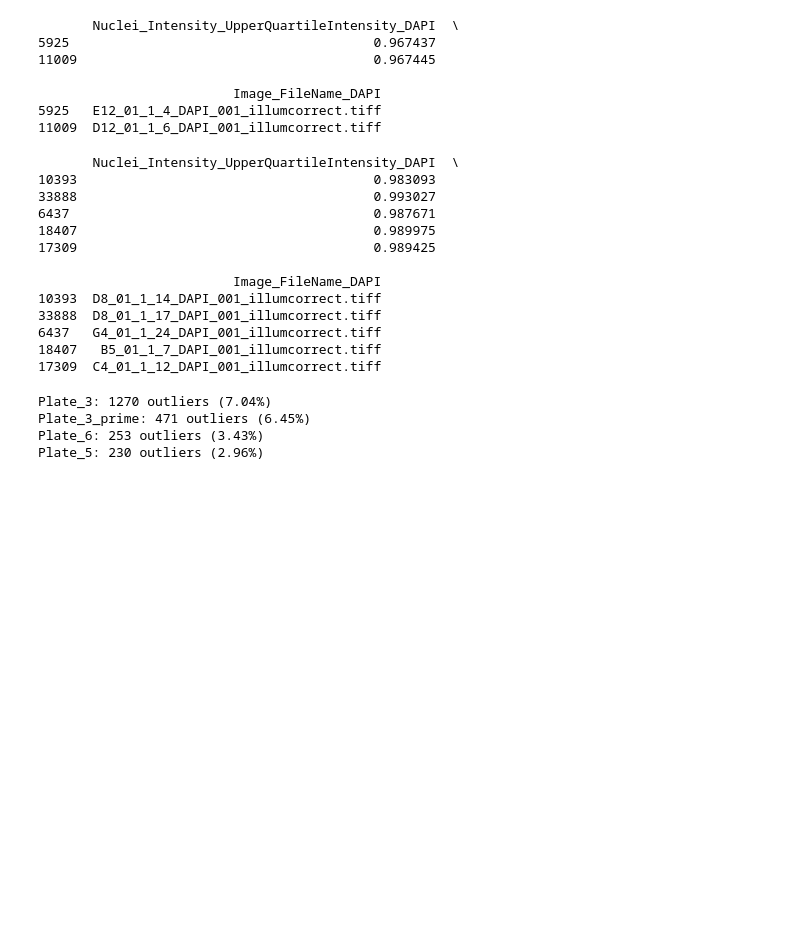
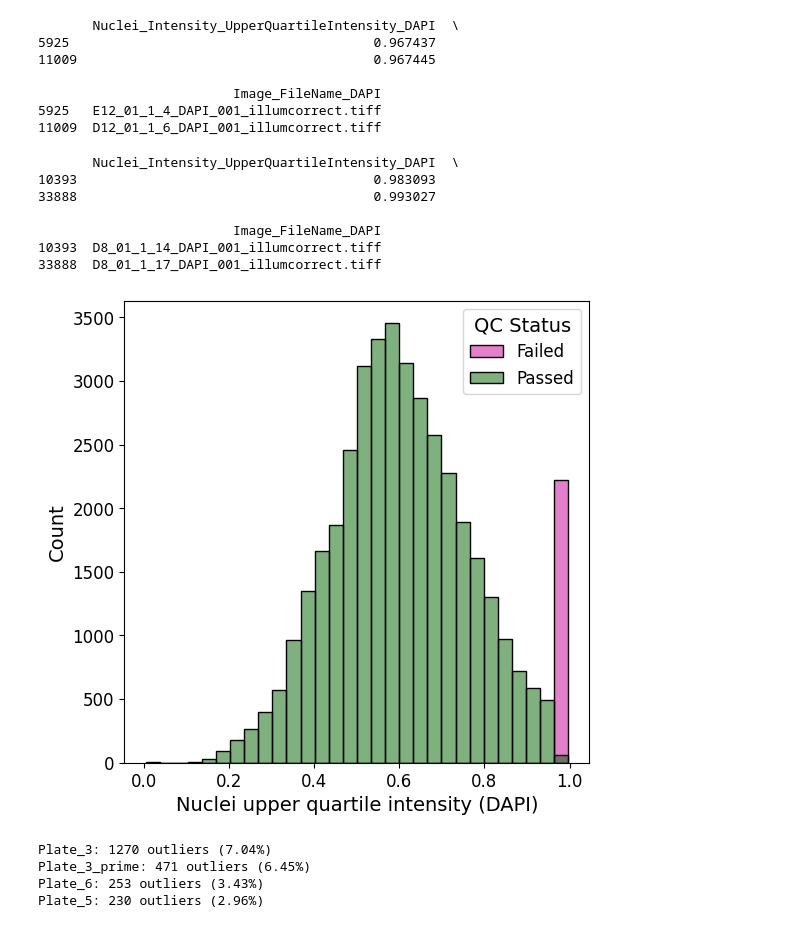
Before and after one commit to WayScience/nf1_schwann_cell_painting_data, a Jupyter notebook: 3.processing_features/1.sc_cosmicqc.ipynb, the cells around one changed output. Drawn from its saved outputs; the diff is of its cells as text; code cells hidden in the pictures; blank space fills up the shorter version.

Commit message:
Add single cell qc figures (#64)
* add single cell qc figures

* fix legend issue

```diff
--- a/3.processing_features/1.sc_cosmicqc.ipynb
+++ b/3.processing_features/1.sc_cosmicqc.ipynb
@@ -210,21 +207,63 @@ Nuclei_Intensity_UpperQuartileIntensity_DAPI Max: 0.9970397353172302
 5925   E12_01_1_4_DAPI_001_illumcorrect.tiff
 11009  D12_01_1_6_DAPI_001_illumcorrect.tiff
 # %%
-nuclei_high_int_outliers_cdf.sample(n=5, random_state=0)
+nuclei_high_int_outliers_cdf.sample(n=2, random_state=0)
 # %% [output]
        Nuclei_Intensity_UpperQuartileIntensity_DAPI  \
 10393                                      0.983093
 33888                                      0.993027
-6437                                       0.987671
-18407                                      0.989975
-17309                                      0.989425
 
                          Image_FileName_DAPI
 10393  D8_01_1_14_DAPI_001_illumcorrect.tiff
 33888  D8_01_1_17_DAPI_001_illumcorrect.tiff
-6437   G4_01_1_24_DAPI_001_illumcorrect.tiff
-18407   B5_01_1_7_DAPI_001_illumcorrect.tiff
-17309  C4_01_1_12_DAPI_001_illumcorrect.tiff
+# %%
+# Create a new column 'qc_status' in filtered_combined_df
+copy_filtered_combined_df = filtered_combined_df.copy()
+copy_filtered_combined_df["qc_status"] = copy_filtered_combined_df.index.map(
+    lambda idx: "Failed" if idx in nuclei_high_int_outliers.index else "Passed"
+)
+
+# Set figure size
+plt.figure(figsize=(6, 6))
+
+# Histogram plot for nuclei high intensity outliers, grouped by qc_status
+sns.histplot(
+    data=copy_filtered_combined_df,
+    x="Nuclei_Intensity_UpperQuartileIntensity_DAPI",
+    hue="qc_status",  # Color bins by qc_status
+    multiple="layer",  # Stack the bars for better comparison
+    bins=30,  # Adjust the number of bins as needed
+    kde=False,  # Disable KDE
+    palette={
+        "Passed": "#006400",
+        "Failed": "#CC0099",
+    },  # Custom colors for Passed and Failed
+    legend=False,
+)
+
+# Customize the plot
+plt.xlabel("Nuclei upper quartile intensity (DAPI)", fontsize=14)
+plt.ylabel("Count", fontsize=14)
+plt.xticks(fontsize=12)
+plt.yticks(fontsize=12)
+plt.legend(
+    title="QC Status",
+    loc="upper right",
+    labels=["Failed", "Passed"],
+    fontsize=12,
+    title_fontsize=14,
+)
+
+plt.savefig(
+    qc_fig_dir / "high_intensity_nuclei_outliers_histogram.png",
+    dpi=500,
+    bbox_inches="tight",
+)
+
+# Show the plot
+plt.show()
+# %% [output]
+[figure, added]
 # %%
 # Print out the number of outliers across plates
 outlier_counts = nuclei_high_int_outliers["Image_Metadata_Plate"].value_counts()
```
Also changed, not shown: parts of 10 cells of this notebook, 6 other files.
